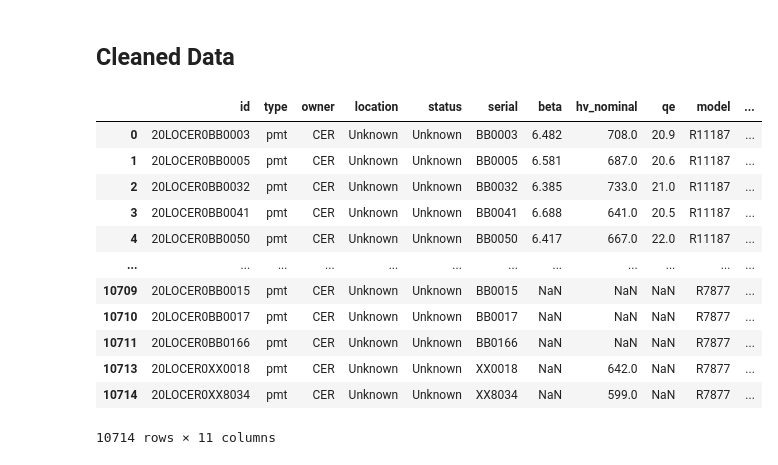
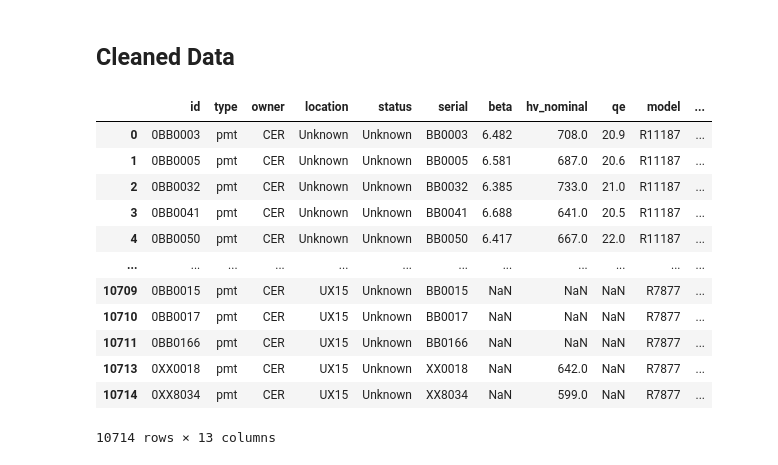
Before and after one commit to gustavolibotte/tilecal-db, a Jupyter notebook: analysis/check_old_pmt.ipynb, the cells around one changed output. Drawn from its saved outputs; the diff is of its cells as text; code cells hidden in the pictures.

Commit message:
Adds new checks for old pmt data to include extra fields.

```diff
--- a/analysis/check_old_pmt.ipynb
+++ b/analysis/check_old_pmt.ipynb
@@ -196,0 +216,8 @@ Name: count, dtype: int64
+# %%
+empty_module = data['module_in_legacy_tilecal'].apply(utils.is_empty)
+empty_pos = data['pos_in_legacy_tilecal'].apply(utils.is_empty)
+data.loc[~empty_module, 'new_p1_module'] = data.loc[~empty_module, 'module_in_legacy_tilecal']
+data.loc[empty_module, 'new_p1_module'] = pd.NaT
+data.loc[~empty_pos, 'new_p1_position'] = data.loc[~empty_pos, 'pos_in_legacy_tilecal']
+data.loc[empty_pos, 'new_p1_position'] = pd.NaT
+data
@@ -238,8 +303,11 @@ location_map = {
 
 def uniformize_location_edge_cases(row: pd.Series) -> str:
     location = row['new_location']
-    if pd.isna(location):
-        row['new_location'] = 'Unknown'
+    if utils.is_empty(location):
+        if utils.is_empty(row['new_p1_module']) and utils.is_empty(row['new_p1_position']):
+            row['new_location'] = 'Unknown'
+        else:
+            row['new_location'] = 'UX15'
     elif location.startswith('pisa'):
         splitted = location.split('_')
         row['new_comments'] += '_'.join(splitted[1:])
@@ -327,7 +399,7 @@ status_map = {
 def uniformize_status_edge_cases(row: pd.Series) -> str:
     status = row['new_status']
     problem_type = ['high_dark_current', 'bad_linearity', 'hv_problems']
-    if pd.isna(status):
+    if utils.is_empty(status):
         row['new_status'] = 'Unknown'
     elif status in problem_type:
         row['new_status'] = 'Failure'
@@ -393,7 +465,7 @@ Name: count, Length: 113, dtype: int64
 def append_remarks_to_comments(row: pd.Series):
     remark = row['remark']
     comment = row['new_comments']
-    if pd.isna(remark):
+    if utils.is_empty(remark):
         return row
     elif len(comment) == 0:
         row['new_comments'] = remark
@@ -423,26 +495,26 @@ Name: count, Length: 123, dtype: int64
 # %%
 cleaned_data = data.loc[:, data.columns[data.columns.str.startswith('new')]]
 new_column_names = {
     old: '_'.join(old.split('_')[1:])
     for old in cleaned_data.columns
 }
 cleaned_data.rename(new_column_names, axis=1, inplace=True)
-cleaned_data.loc[:, 'id'] = '20LOCER0' + cleaned_data['serial']
+cleaned_data.loc[:, 'id'] = '0' + cleaned_data['serial']
 cleaned_data
 # %% [output]
 |  | id | type | owner | location | status | serial | beta | hv_nominal | qe | model | ... |
-| 0 | 20LOCER0BB0003 | pmt | CER | Unknown | Unknown | BB0003 | 6.482 | 708.0 | 20.9 | R11187 | ... |
-| 1 | 20LOCER0BB0005 | pmt | CER | Unknown | Unknown | BB0005 | 6.581 | 687.0 | 20.6 | R11187 | ... |
-| 2 | 20LOCER0BB0032 | pmt | CER | Unknown | Unknown | BB0032 | 6.385 | 733.0 | 21.0 | R11187 | ... |
-| 3 | 20LOCER0BB0041 | pmt | CER | Unknown | Unknown | BB0041 | 6.688 | 641.0 | 20.5 | R11187 | ... |
-| 4 | 20LOCER0BB0050 | pmt | CER | Unknown | Unknown | BB0050 | 6.417 | 667.0 | 22.0 | R11187 | ... |
+| 0 | 0BB0003 | pmt | CER | Unknown | Unknown | BB0003 | 6.482 | 708.0 | 20.9 | R11187 | ... |
+| 1 | 0BB0005 | pmt | CER | Unknown | Unknown | BB0005 | 6.581 | 687.0 | 20.6 | R11187 | ... |
+| 2 | 0BB0032 | pmt | CER | Unknown | Unknown | BB0032 | 6.385 | 733.0 | 21.0 | R11187 | ... |
+| 3 | 0BB0041 | pmt | CER | Unknown | Unknown | BB0041 | 6.688 | 641.0 | 20.5 | R11187 | ... |
+| 4 | 0BB0050 | pmt | CER | Unknown | Unknown | BB0050 | 6.417 | 667.0 | 22.0 | R11187 | ... |
 | ... | ... | ... | ... | ... | ... | ... | ... | ... | ... | ... | ... |
-| 10709 | 20LOCER0BB0015 | pmt | CER | Unknown | Unknown | BB0015 | NaN | NaN | NaN | R7877 | ... |
-| 10710 | 20LOCER0BB0017 | pmt | CER | Unknown | Unknown | BB0017 | NaN | NaN | NaN | R7877 | ... |
-| 10711 | 20LOCER0BB0166 | pmt | CER | Unknown | Unknown | BB0166 | NaN | NaN | NaN | R7877 | ... |
-| 10713 | 20LOCER0XX0018 | pmt | CER | Unknown | Unknown | XX0018 | NaN | 642.0 | NaN | R7877 | ... |
-| 10714 | 20LOCER0XX8034 | pmt | CER | Unknown | Unknown | XX8034 | NaN | 599.0 | NaN | R7877 | ... |
+| 10709 | 0BB0015 | pmt | CER | UX15 | Unknown | BB0015 | NaN | NaN | NaN | R7877 | ... |
+| 10710 | 0BB0017 | pmt | CER | UX15 | Unknown | BB0017 | NaN | NaN | NaN | R7877 | ... |
+| 10711 | 0BB0166 | pmt | CER | UX15 | Unknown | BB0166 | NaN | NaN | NaN | R7877 | ... |
+| 10713 | 0XX0018 | pmt | CER | UX15 | Unknown | XX0018 | NaN | 642.0 | NaN | R7877 | ... |
+| 10714 | 0XX8034 | pmt | CER | UX15 | Unknown | XX8034 | NaN | 599.0 | NaN | R7877 | ... |
-10714 rows × 11 columns
+10714 rows × 13 columns
 # %%
 empty_comment = cleaned_data['comments'].str.len() == 0
 cleaned_data.loc[empty_comment,'comments'] = pd.NaT
```
Also changed, not shown: parts of 19 cells of this notebook, 1 other file.
